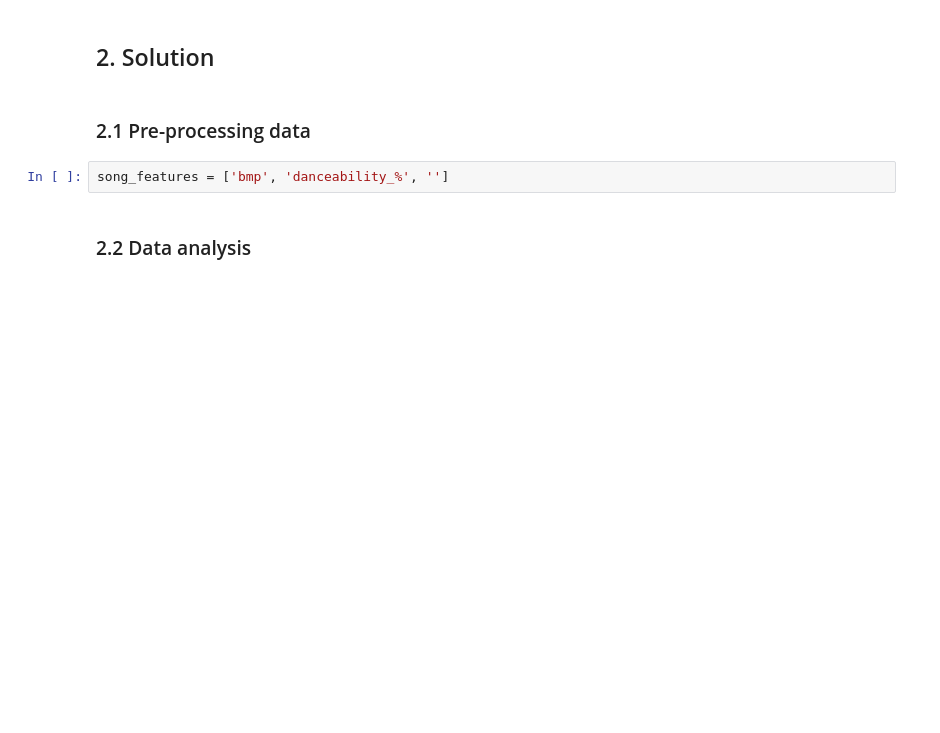
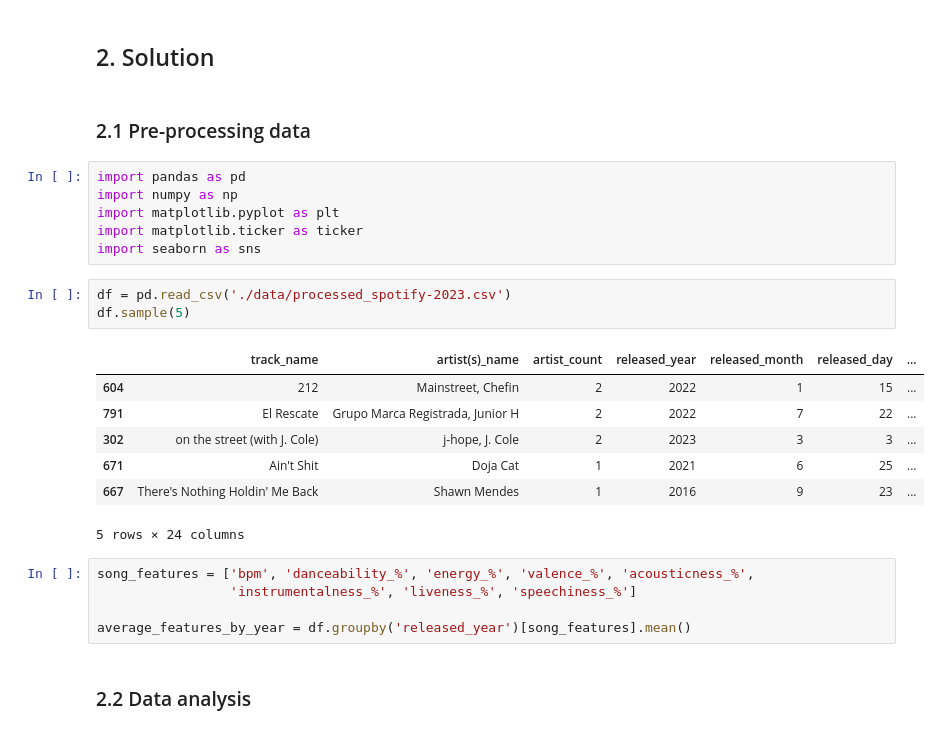
Before and after one commit to khanhnhan1512/Final-Project-DS-Programming, a Jupyter notebook: 05-Question_3.ipynb, the cells around one changed output. Saved outputs shown, nothing was run; the diff lists cells and outputs as text; blank space fills up the shorter version.

```diff
--- a/05-Question_3.ipynb
+++ b/05-Question_3.ipynb
@@ -41,7 +41,27 @@
 ## 2. Solution
 # %% [markdown]
 ### 2.1 Pre-processing data
-# %%
-song_features = ['bmp', 'danceability_%', '']
+# %%
+import pandas as pd
+import numpy as np
+import matplotlib.pyplot as plt
+import matplotlib.ticker as ticker
+import seaborn as sns
+# %%
+df = pd.read_csv('./data/processed_spotify-2023.csv')
+df.sample(5)
+# %% [output]
+|  | track_name | artist(s)_name | artist_count | released_year | released_month | released_day | ... |
+| 604 | 212 | Mainstreet, Chefin | 2 | 2022 | 1 | 15 | ... |
+| 791 | El Rescate | Grupo Marca Registrada, Junior H | 2 | 2022 | 7 | 22 | ... |
+| 302 | on the street (with J. Cole) | j-hope, J. Cole | 2 | 2023 | 3 | 3 | ... |
+| 671 | Ain't Shit | Doja Cat | 1 | 2021 | 6 | 25 | ... |
+| 667 | There's Nothing Holdin' Me Back | Shawn Mendes | 1 | 2016 | 9 | 23 | ... |
+5 rows × 24 columns
+# %%
+song_features = ['bpm', 'danceability_%', 'energy_%', 'valence_%', 'acousticness_%',
+                 'instrumentalness_%', 'liveness_%', 'speechiness_%']
+
+average_features_by_year = df.groupby('released_year')[song_features].mean()
 # %% [markdown]
 ### 2.2 Data analysis
```
Also changed, not shown: parts of 13 cells of this notebook.
